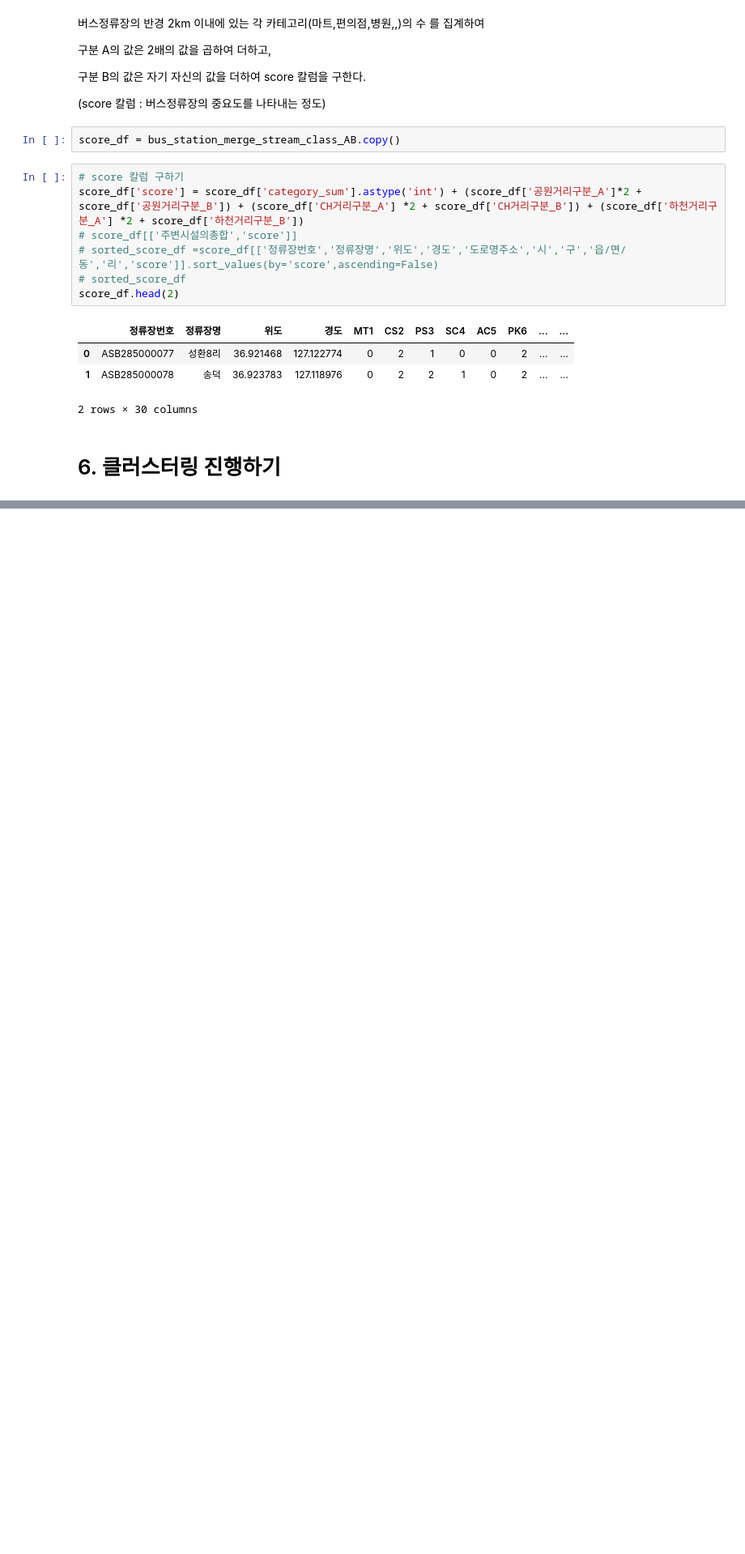
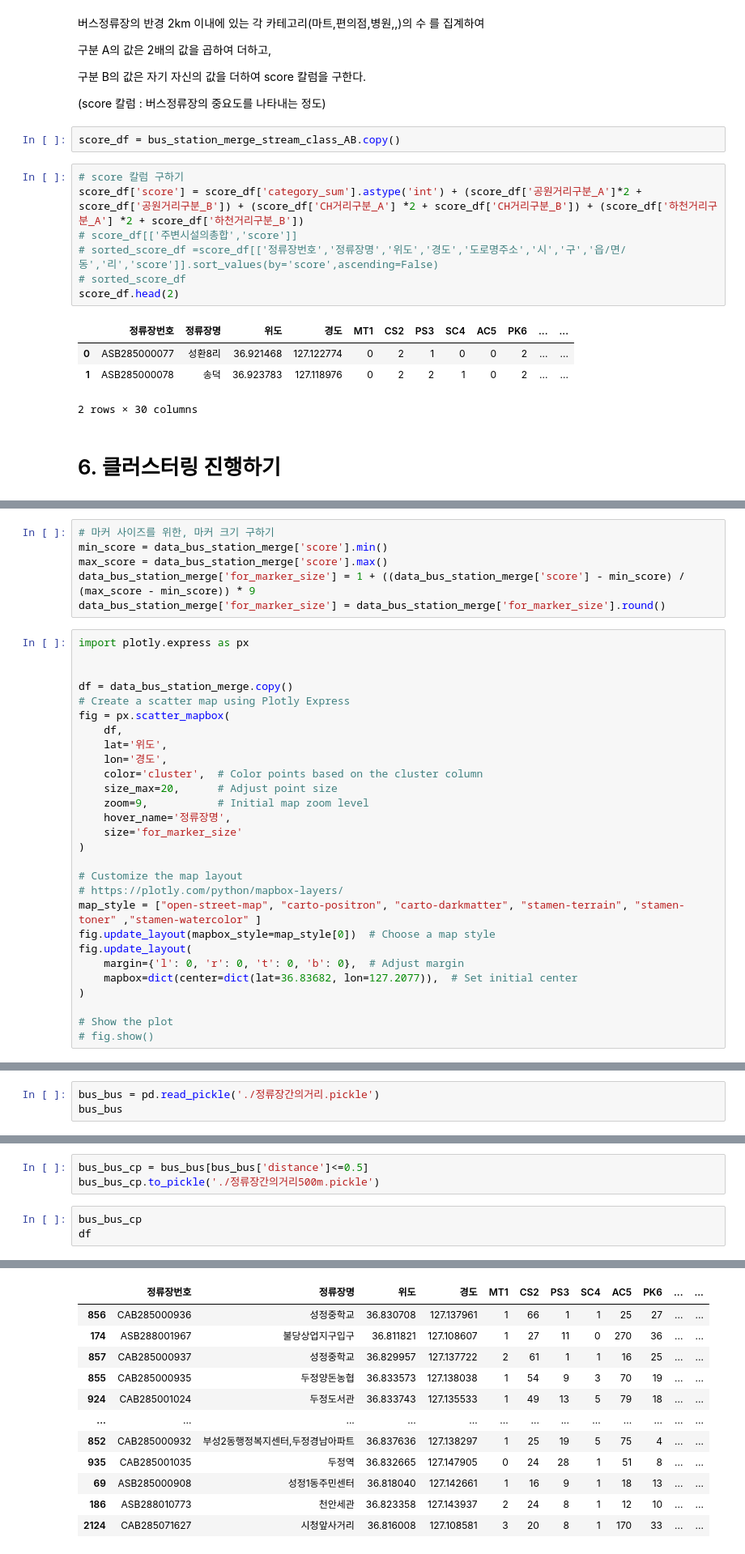
Before and after one commit to LGHelloVisionProj/Data_Visualization, a Jupyter notebook: 천안시_CodeDir/정리2.ipynb, the cells around one changed output, grey strips where cells are left out. Shown at 81% size. Saved outputs shown, nothing was run; the diff lists cells and outputs as text; blank space fills up the shorter version.

```diff
--- a/천안시_CodeDir/정리2.ipynb
+++ b/천안시_CodeDir/정리2.ipynb
@@ -412,0 +808,34 @@ score_df.head(2)
+# %%
+# 마커 사이즈를 위한, 마커 크기 구하기
+min_score = data_bus_station_merge['score'].min()
+max_score = data_bus_station_merge['score'].max()
+data_bus_station_merge['for_marker_size'] = 1 + ((data_bus_station_merge['score'] - min_score) / (max_score - min_score)) * 9
+data_bus_station_merge['for_marker_size'] = data_bus_station_merge['for_marker_size'].round()
+# %%
+import plotly.express as px
+
+
+df = data_bus_station_merge.copy()
+# Create a scatter map using Plotly Express
+fig = px.scatter_mapbox(
+    df,
+    lat='위도',
+    lon='경도',
+    color='cluster',  # Color points based on the cluster column
+    size_max=20,      # Adjust point size
+    zoom=9,           # Initial map zoom level
+    hover_name='정류장명',
+    size='for_marker_size'
+)
+
+# Customize the map layout
+# https://plotly.com/python/mapbox-layers/
+map_style = ["open-street-map", "carto-positron", "carto-darkmatter", "stamen-terrain", "stamen-toner" ,"stamen-watercolor" ]
+fig.update_layout(mapbox_style=map_style[0])  # Choose a map style
+fig.update_layout(
+    margin={'l': 0, 'r': 0, 't': 0, 'b': 0},  # Adjust margin
+    mapbox=dict(center=dict(lat=36.83682, lon=127.2077)),  # Set initial center
+)
+
+# Show the plot
+# fig.show()
@@ -412,0 +850,3 @@ score_df.head(2)
+# %%
+bus_bus = pd.read_pickle('./정류장간의거리.pickle')
+bus_bus
@@ -412,0 +869,7 @@ score_df.head(2)
+# %%
+bus_bus_cp = bus_bus[bus_bus['distance']<=0.5]
+bus_bus_cp.to_pickle('./정류장간의거리500m.pickle')
+# %%
+bus_bus_cp
+df
+# %% [output]
@@ -412,0 +889,12 @@ score_df.head(2)
+|  | 정류장번호 | 정류장명 | 위도 | 경도 | MT1 | CS2 | PS3 | SC4 | AC5 | PK6 | ... | ... |
+| 856 | CAB285000936 | 성정중학교 | 36.830708 | 127.137961 | 1 | 66 | 1 | 1 | 25 | 27 | ... | ... |
+| 174 | ASB288001967 | 불당상업지구입구 | 36.811821 | 127.108607 | 1 | 27 | 11 | 0 | 270 | 36 | ... | ... |
+| 857 | CAB285000937 | 성정중학교 | 36.829957 | 127.137722 | 2 | 61 | 1 | 1 | 16 | 25 | ... | ... |
+| 855 | CAB285000935 | 두정양돈농협 | 36.833573 | 127.138038 | 1 | 54 | 9 | 3 | 70 | 19 | ... | ... |
+| 924 | CAB285001024 | 두정도서관 | 36.833743 | 127.135533 | 1 | 49 | 13 | 5 | 79 | 18 | ... | ... |
+| ... | ... | ... | ... | ... | ... | ... | ... | ... | ... | ... | ... | ... |
+| 852 | CAB285000932 | 부성2동행정복지센터,두정경남아파트 | 36.837636 | 127.138297 | 1 | 25 | 19 | 5 | 75 | 4 | ... | ... |
+| 935 | CAB285001035 | 두정역 | 36.832665 | 127.147905 | 0 | 24 | 28 | 1 | 51 | 8 | ... | ... |
+| 69 | ASB285000908 | 성정1동주민센터 | 36.818040 | 127.142661 | 1 | 16 | 9 | 1 | 18 | 13 | ... | ... |
+| 186 | ASB288010773 | 천안세관 | 36.823358 | 127.143937 | 2 | 24 | 8 | 1 | 12 | 10 | ... | ... |
+| 2124 | CAB285071627 | 시청앞사거리 | 36.816008 | 127.108581 | 3 | 20 | 8 | 1 | 170 | 33 | ... | ... |
```
Also changed, not shown: parts of 46 cells of this notebook, 1 other file.
